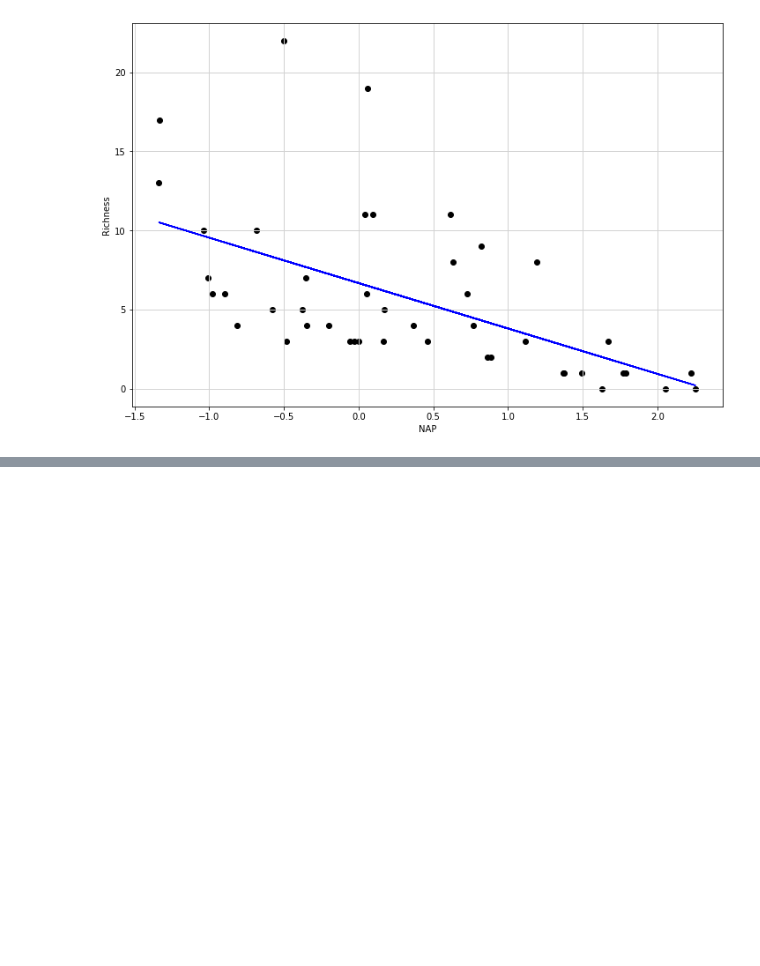
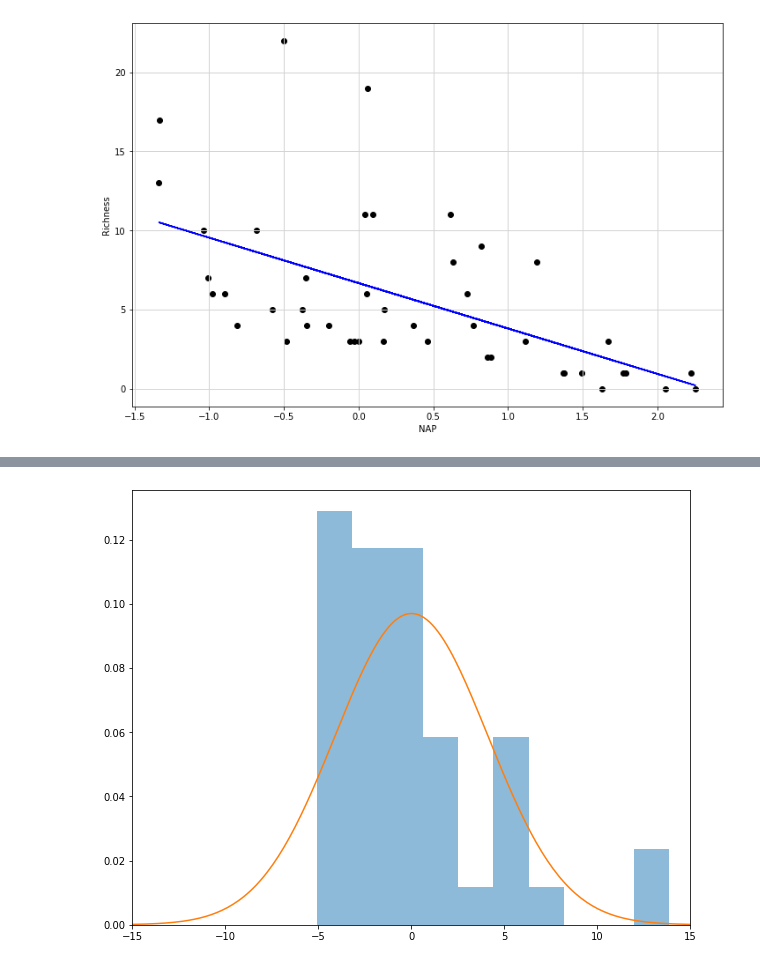
Before and after one commit to MimBikarska88/Biostats, a Jupyter notebook: Bootstrapping.ipynb, the cells around one changed output, grey strips where cells are left out. Drawn from its saved outputs; the diff is of its cells as text; code cells hidden in the pictures; blank space fills up the shorter version.

```diff
--- a/Bootstrapping.ipynb
+++ b/Bootstrapping.ipynb
@@ -74,0 +139,13 @@ Notes:
+# %%
+mu = residuals.mean()
+sigma = residuals.std(ddof=1)
+
+x = np.linspace(-15, 15, 200)
+y = norm.pdf(x, loc = mu, scale = sigma)
+plt.figure(figsize=(10,8))
+plt.hist(residuals, density='True', alpha=0.5)
+plt.xlim([-15, 15])
+plt.plot(x, y)
+plt.show()
+# %% [output]
+[figure, added]
```
Also changed, not shown: parts of 22 cells of this notebook.
